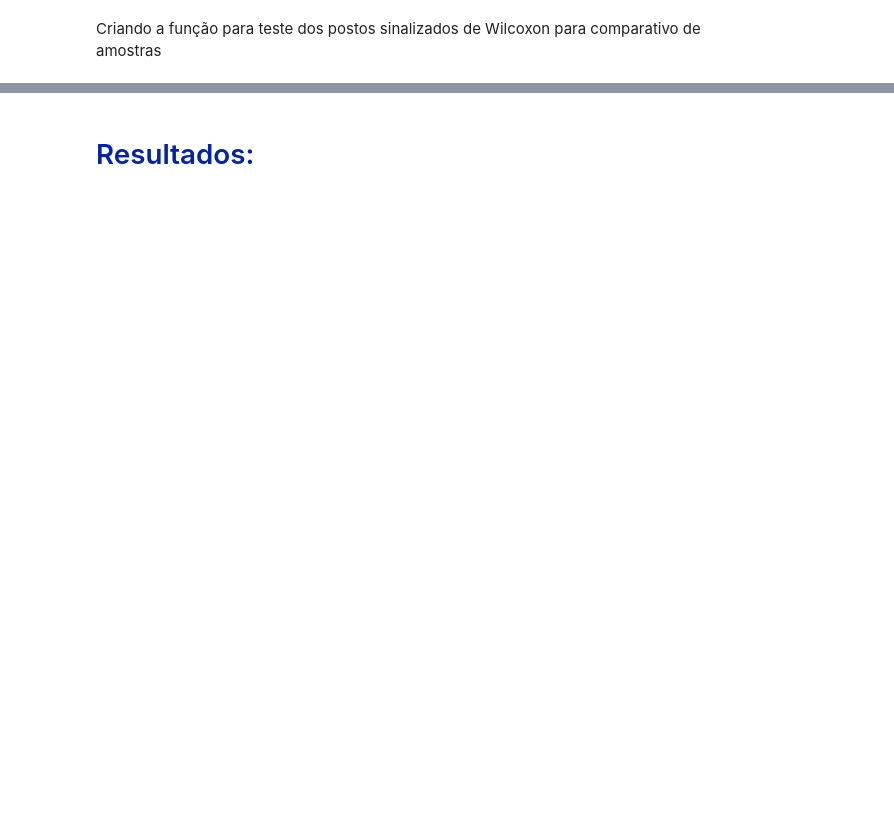
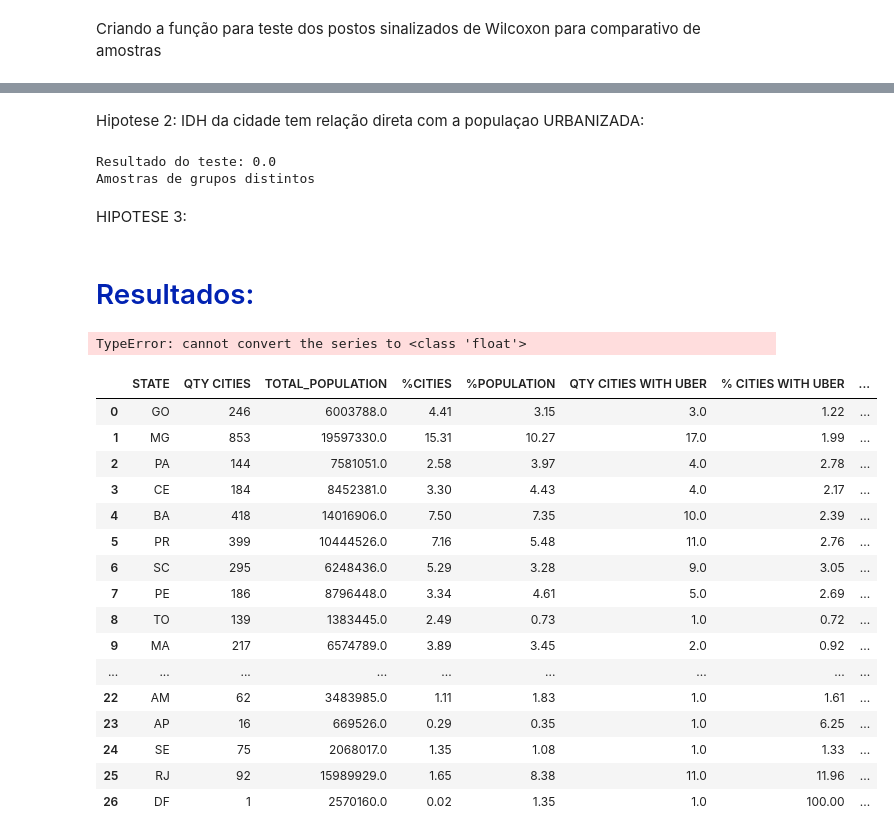
Before and after one commit to Igor-Arantes/Analise_municipios_brasileiros, a Jupyter notebook: Analise dos Municipios Brasileiros.ipynb, the cells around one changed output, grey strips where cells are left out. Drawn from its saved outputs; the diff is of its cells as text; code cells hidden in the pictures; blank space fills up the shorter version.

```diff
--- a/Analise dos Municipios Brasileiros.ipynb
+++ b/Analise dos Municipios Brasileiros.ipynb
@@ -231,2 +244,36 @@ def wilcoxon(data1,data2):
+# %% [markdown]
+Hipotese 2: IDH da cidade tem relação direta com a populaçao URBANIZADA:
+# %%
+PERCENT_URBAN_POPULATION = round(cities_dataframe['IBGE_DU_URBAN']/cities_dataframe['IBGE_RES_POP']*100,2)
+wilcoxon(PERCENT_URBAN_POPULATION,cities_dataframe['IDHM'])
+# %% [output]
+Resultado do teste: 0.0
+Amostras de grupos distintos
+# %% [markdown]
+HIPOTESE 3:
 # %% [markdown]
 <h1><font size='18' color='#0122B2'>Resultados:</font></h1>
+# %%
+float(cities_dataframe.AREA.head(30))
+# %% [output]
+TypeError: cannot convert the series to <class 'float'>
+# %%
+state_dataframe
+# %% [output]
+|  | STATE | QTY CITIES | TOTAL_POPULATION | %CITIES | %POPULATION | QTY CITIES WITH UBER | % CITIES WITH UBER | ... |
+| 0 | GO | 246 | 6003788.0 | 4.41 | 3.15 | 3.0 | 1.22 | ... |
+| 1 | MG | 853 | 19597330.0 | 15.31 | 10.27 | 17.0 | 1.99 | ... |
+| 2 | PA | 144 | 7581051.0 | 2.58 | 3.97 | 4.0 | 2.78 | ... |
+| 3 | CE | 184 | 8452381.0 | 3.30 | 4.43 | 4.0 | 2.17 | ... |
+| 4 | BA | 418 | 14016906.0 | 7.50 | 7.35 | 10.0 | 2.39 | ... |
+| 5 | PR | 399 | 10444526.0 | 7.16 | 5.48 | 11.0 | 2.76 | ... |
+| 6 | SC | 295 | 6248436.0 | 5.29 | 3.28 | 9.0 | 3.05 | ... |
+| 7 | PE | 186 | 8796448.0 | 3.34 | 4.61 | 5.0 | 2.69 | ... |
+| 8 | TO | 139 | 1383445.0 | 2.49 | 0.73 | 1.0 | 0.72 | ... |
+| 9 | MA | 217 | 6574789.0 | 3.89 | 3.45 | 2.0 | 0.92 | ... |
+| ... | ... | ... | ... | ... | ... | ... | ... | ... |
+| 22 | AM | 62 | 3483985.0 | 1.11 | 1.83 | 1.0 | 1.61 | ... |
+| 23 | AP | 16 | 669526.0 | 0.29 | 0.35 | 1.0 | 6.25 | ... |
+| 24 | SE | 75 | 2068017.0 | 1.35 | 1.08 | 1.0 | 1.33 | ... |
+| 25 | RJ | 92 | 15989929.0 | 1.65 | 8.38 | 11.0 | 11.96 | ... |
+| 26 | DF | 1 | 2570160.0 | 0.02 | 1.35 | 1.0 | 100.00 | ... |
```
Also changed, not shown: parts of 13 cells of this notebook.
